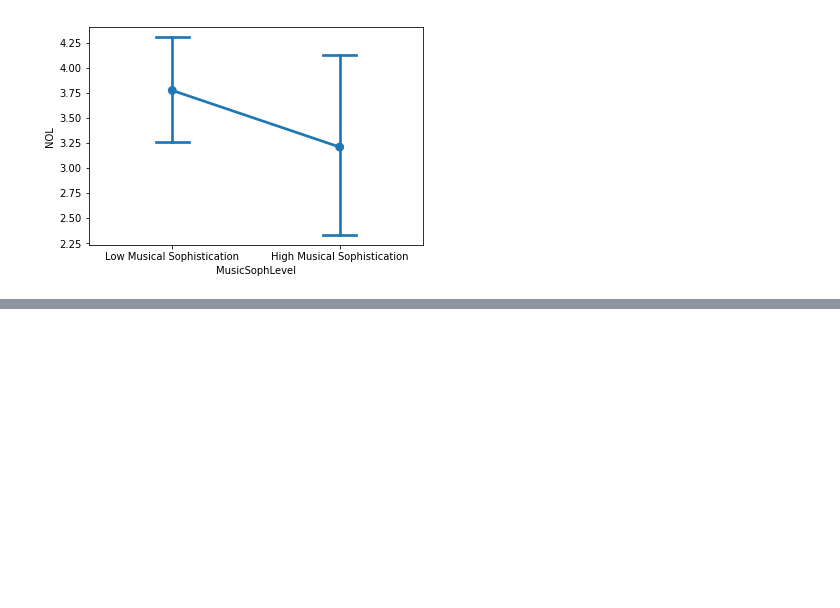
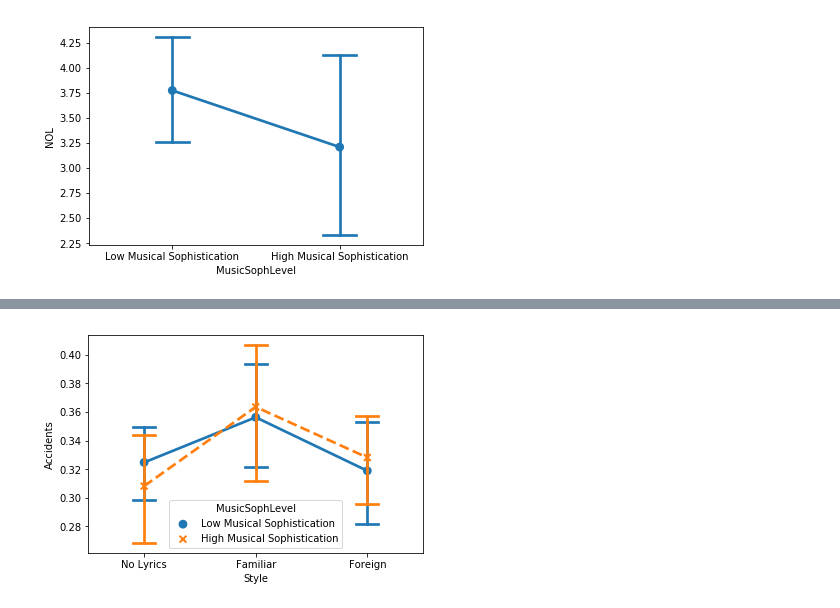
Before and after one commit to MrymZakani/DigitalMusicology, a Jupyter notebook: Statistical Analysis (music valence, personality, music sophistication).ipynb, the cells around one changed output, grey strips where cells are left out. Saved outputs shown, nothing was run; the diff lists cells and outputs as text; code cells hidden in the pictures; blank space fills up the shorter version.

```diff
--- a/Statistical Analysis (music valence, personality, music sophistication).ipynb
+++ b/Statistical Analysis (music valence, personality, music sophistication).ipynb
@@ -826,0 +827,15 @@ NameError: name 'dataFinal' is not defined
+# %%
+prop_Accidents = pd.concat((data['pNOL'], data['pFAM'],data['pFOR']), axis=0)
+prop_Accidents = pd.DataFrame(prop_Accidents, columns=['Accidents'])
+data['NoLyrics']='No Lyrics'
+data['Familiar']='Familiar'
+data['Foreign']='Foreign'
+style_Song = pd.concat((data['NoLyrics'], data['Familiar'], data['Foreign']), axis=0)
+style_Song = pd.DataFrame(style_Song, columns=['Style'])
+style_Song
+# %%
+music_soph = pd.concat((data['MusicSophLevel'],data['MusicSophLevel'],data['MusicSophLevel']), axis=0)
+music_soph
+music_sophistication = pd.concat((prop_Accidents,style_Song,music_soph), axis=1)
+music_sophistication
+music_sophistication = pd.DataFrame(music_sophistication)
@@ -826,0 +862,10 @@ NameError: name 'dataFinal' is not defined
+# %%
+sns.pointplot(x="Style", y="Accidents", hue="MusicSophLevel",
+data=music_sophistication,
+markers=["o", "x"],
+linestyles=["-", "--"],
+capsize=.2,
+ci=95)
+plt.savefig('Style_Accidents_MusicSoph.jpg')
+# %% [output]
+[figure, added]
```
Also changed, not shown: parts of 24 cells of this notebook.
